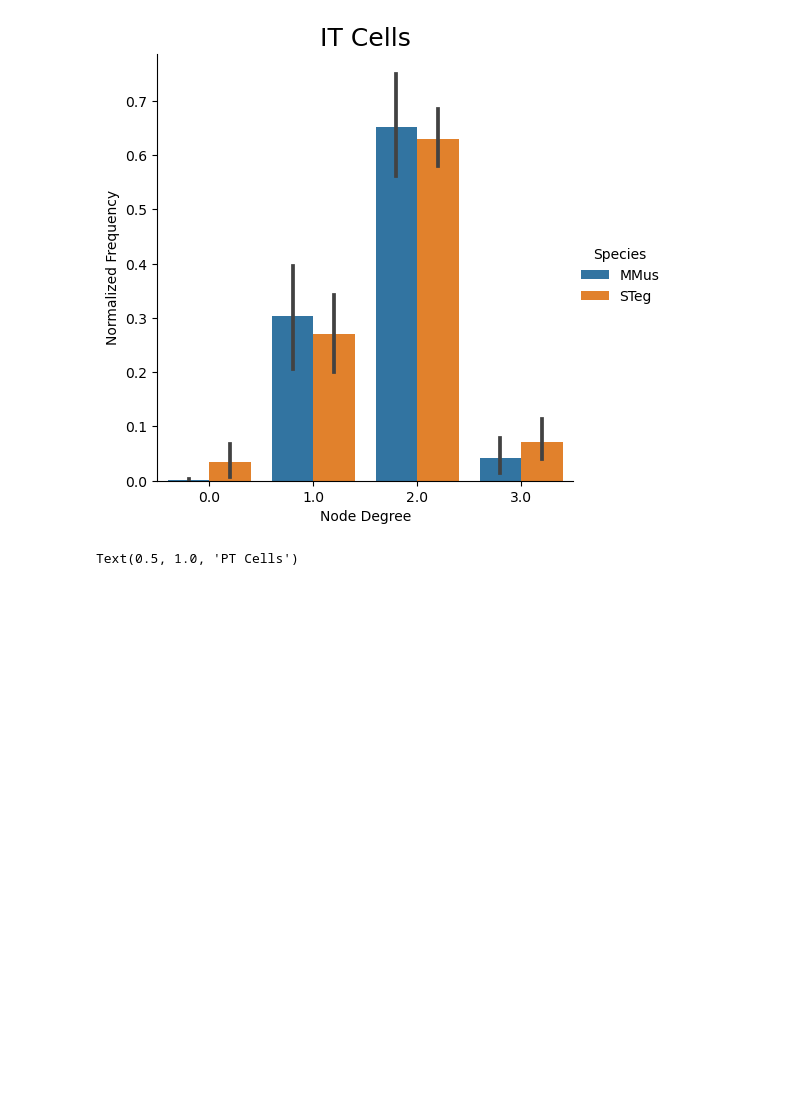
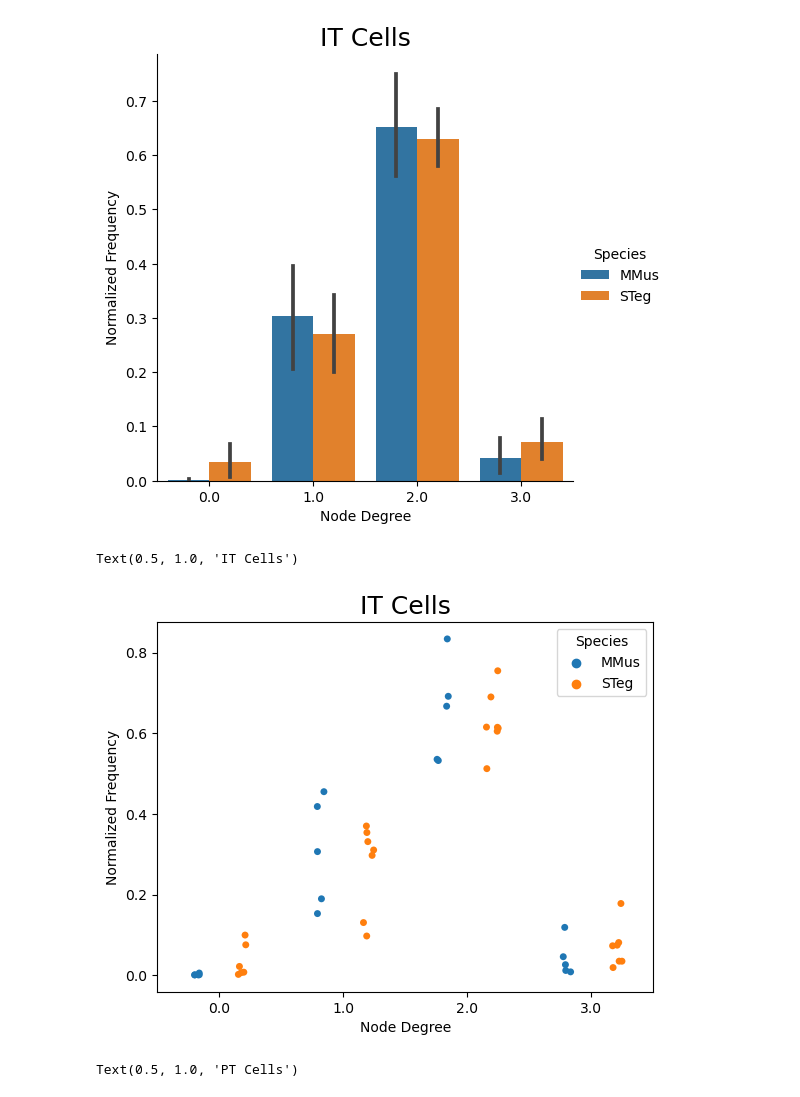
Before and after one commit to eisko/MAPseq_analysis, a Jupyter notebook: M194_M220_SC2.ipynb, the cells around one changed output. Cells and saved outputs as stored; diff of their text form; code cells hidden in the pictures; blank space fills up the shorter version.

```diff
--- a/M194_M220_SC2.ipynb
+++ b/M194_M220_SC2.ipynb
@@ -147,6 +147,13 @@ plt.title("IT Cells", size=18)
 # %% [output]
 Text(0.5, 1.0, 'IT Cells')
 [figure]
+# %%
+plot = pd.concat([mm_it_nodes, st_it_nodes])
+sns.stripplot(plot, x="Node Degree", y="Normalized Frequency", hue="Species", dodge=True)
+plt.title("IT Cells", size=18)
+# %% [output]
+Text(0.5, 1.0, 'IT Cells')
+[figure, added]
 # %%
 plot = pd.concat([mm_pt_nodes, st_pt_nodes])
 sns.catplot(plot, x="Node Degree", y="Normalized Frequency", hue="Species", kind="bar")
```
Also changed, not shown: parts of 5 cells of this notebook.
